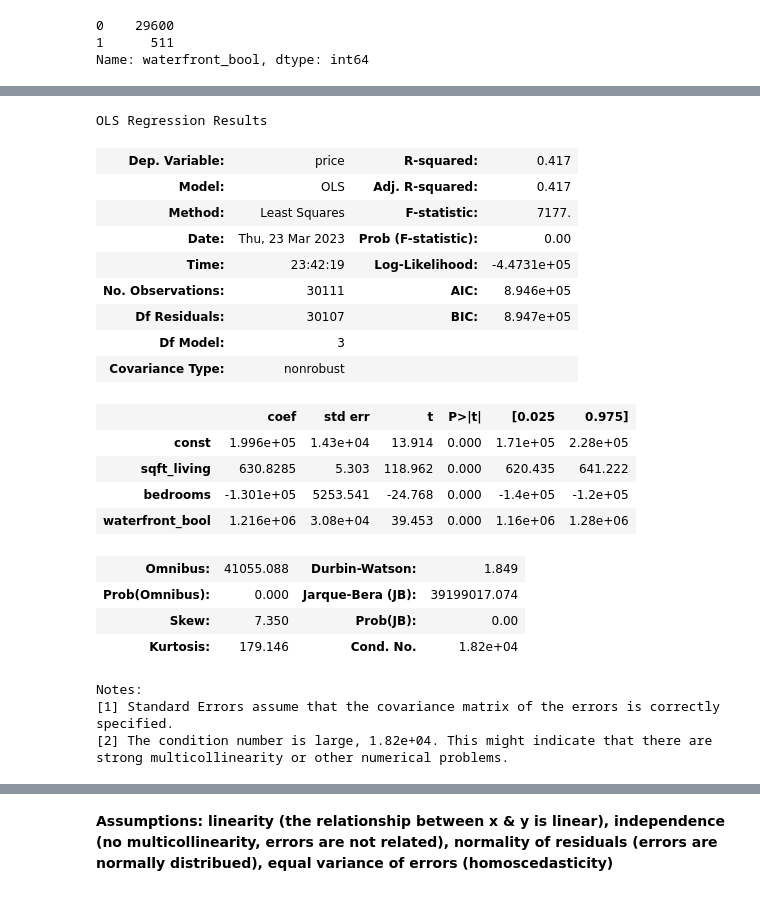
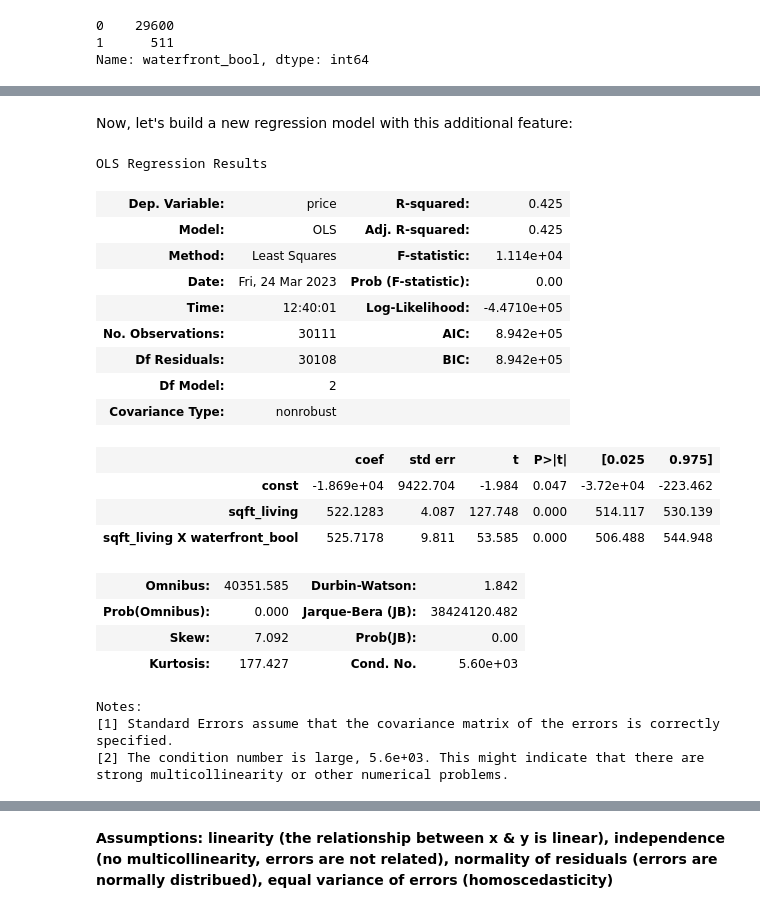
Before and after one commit to terminalcoder/Home-Features-Analysis, a Jupyter notebook: student.ipynb, the cells around one changed output, grey strips where cells are left out. Cells and saved outputs as stored; diff of their text form; code cells hidden in the pictures.

Commit message:
added waterfront interaction

```diff
--- a/student.ipynb
+++ b/student.ipynb
@@ -342,29 +360,34 @@ The above plot shows that homes with a waterfront are priced higher than similar
+# %%
+# create an interaction term column for sqft-living X waterfront_bool
+kc_house_data['sqft_living X waterfront_bool'] = kc_house_data['sqft_living'] * kc_house_data['waterfront_bool']
+# %% [markdown]
+Now, let's build a new regression model with this additional feature:
 # %%
-X_2 = kc_house_data[['sqft_living', 'bedrooms', 'waterfront_bool']]
+# build new model and display its summary
+X_2 = kc_house_data[['sqft_living', 'sqft_living X waterfront_bool']]
 model_2 = sm.OLS(y, sm.add_constant(X_2))
 results_2 = model_2.fit()
 results_2.summary()
 # %% [output]
 OLS Regression Results
-| Dep. Variable: | price | R-squared: | 0.417 |
-| Model: | OLS | Adj. R-squared: | 0.417 |
-| Method: | Least Squares | F-statistic: | 7177. |
-| Date: | Thu, 23 Mar 2023 | Prob (F-statistic): | 0.00 |
-| Time: | 23:42:19 | Log-Likelihood: | -4.4731e+05 |
-| No. Observations: | 30111 | AIC: | 8.946e+05 |
-| Df Residuals: | 30107 | BIC: | 8.947e+05 |
-| Df Model: | 3 |  |  |
+| Dep. Variable: | price | R-squared: | 0.425 |
+| Model: | OLS | Adj. R-squared: | 0.425 |
+| Method: | Least Squares | F-statistic: | 1.114e+04 |
+| Date: | Fri, 24 Mar 2023 | Prob (F-statistic): | 0.00 |
+| Time: | 12:40:01 | Log-Likelihood: | -4.4710e+05 |
+| No. Observations: | 30111 | AIC: | 8.942e+05 |
+| Df Residuals: | 30108 | BIC: | 8.942e+05 |
+| Df Model: | 2 |  |  |
 | Covariance Type: | nonrobust |  |  |
 |  | coef | std err | t | P>|t| | [0.025 | 0.975] |
-| const | 1.996e+05 | 1.43e+04 | 13.914 | 0.000 | 1.71e+05 | 2.28e+05 |
-| sqft_living | 630.8285 | 5.303 | 118.962 | 0.000 | 620.435 | 641.222 |
-| bedrooms | -1.301e+05 | 5253.541 | -24.768 | 0.000 | -1.4e+05 | -1.2e+05 |
-| waterfront_bool | 1.216e+06 | 3.08e+04 | 39.453 | 0.000 | 1.16e+06 | 1.28e+06 |
+| const | -1.869e+04 | 9422.704 | -1.984 | 0.047 | -3.72e+04 | -223.462 |
+| sqft_living | 522.1283 | 4.087 | 127.748 | 0.000 | 514.117 | 530.139 |
+| sqft_living X waterfront_bool | 525.7178 | 9.811 | 53.585 | 0.000 | 506.488 | 544.948 |
-| Omnibus: | 41055.088 | Durbin-Watson: | 1.849 |
-| Prob(Omnibus): | 0.000 | Jarque-Bera (JB): | 39199017.074 |
-| Skew: | 7.350 | Prob(JB): | 0.00 |
-| Kurtosis: | 179.146 | Cond. No. | 1.82e+04 |
+| Omnibus: | 40351.585 | Durbin-Watson: | 1.842 |
+| Prob(Omnibus): | 0.000 | Jarque-Bera (JB): | 38424120.482 |
+| Skew: | 7.092 | Prob(JB): | 0.00 |
+| Kurtosis: | 177.427 | Cond. No. | 5.60e+03 |
 Notes:
 [1] Standard Errors assume that the covariance matrix of the errors is correctly specified.
-[2] The condition number is large, 1.82e+04. This might indicate that there are
+[2] The condition number is large, 5.6e+03. This might indicate that there are
 strong multicollinearity or other numerical problems.
```
Also changed, not shown: parts of 10 cells of this notebook.
